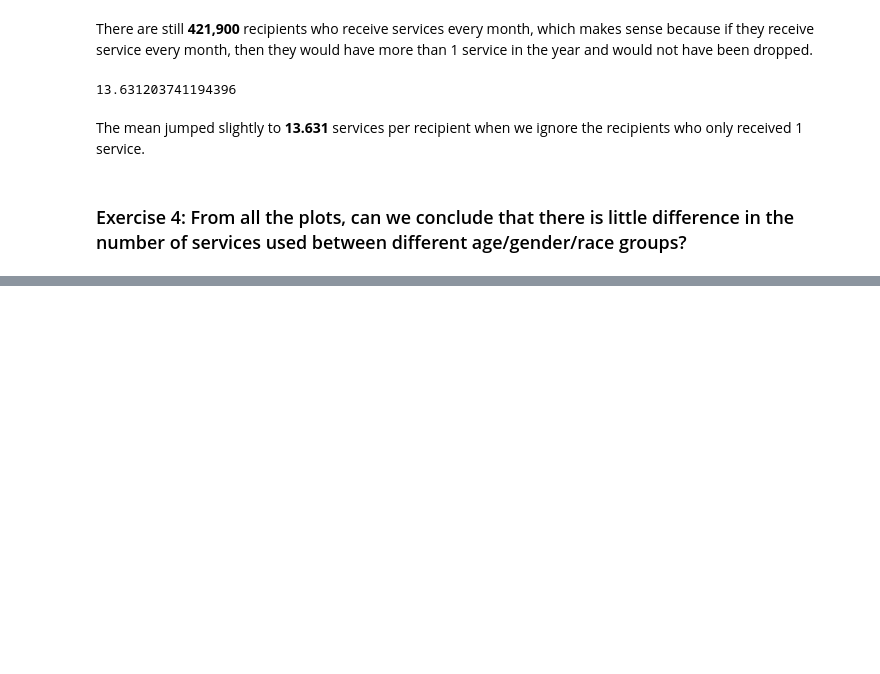
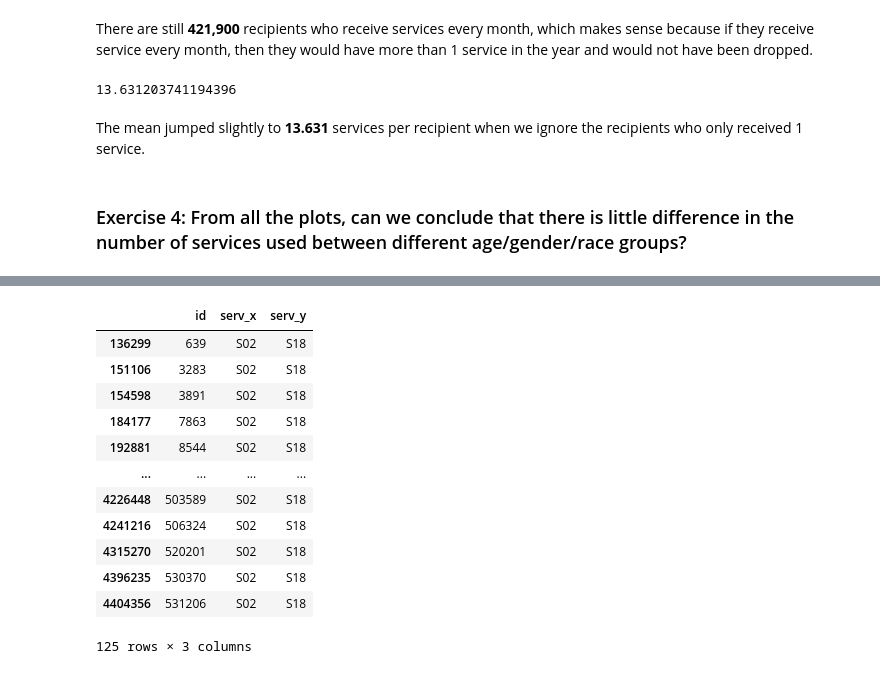
Before and after one commit to joshwinnes11/Math485, a Jupyter notebook: HW/Week2.ipynb, the cells around one changed output, grey strips where cells are left out. Saved outputs shown, nothing was run; the diff lists cells and outputs as text; code cells hidden in the pictures; blank space fills up the shorter version.

```diff
--- a/HW/Week2.ipynb
+++ b/HW/Week2.ipynb
@@ -133,0 +208,16 @@ The mean jumped slightly to **13.631** services per recipient when we ignore the
+# %%
+cohort_unique
+# %% [output]
+|  | id | serv_x | serv_y |
+| 136299 | 639 | S02 | S18 |
+| 151106 | 3283 | S02 | S18 |
+| 154598 | 3891 | S02 | S18 |
+| 184177 | 7863 | S02 | S18 |
+| 192881 | 8544 | S02 | S18 |
+| ... | ... | ... | ... |
+| 4226448 | 503589 | S02 | S18 |
+| 4241216 | 506324 | S02 | S18 |
+| 4315270 | 520201 | S02 | S18 |
+| 4396235 | 530370 | S02 | S18 |
+| 4404356 | 531206 | S02 | S18 |
+125 rows × 3 columns
```
Also changed, not shown: parts of 15 cells of this notebook, 1 other file.
